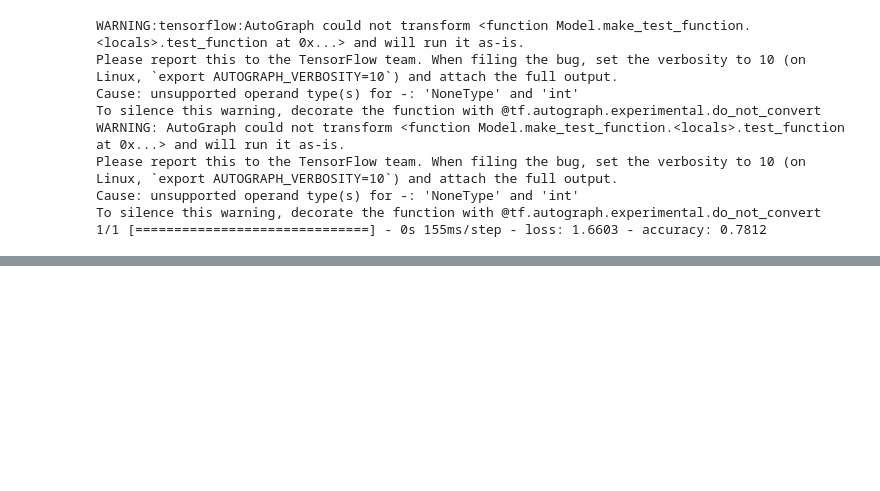
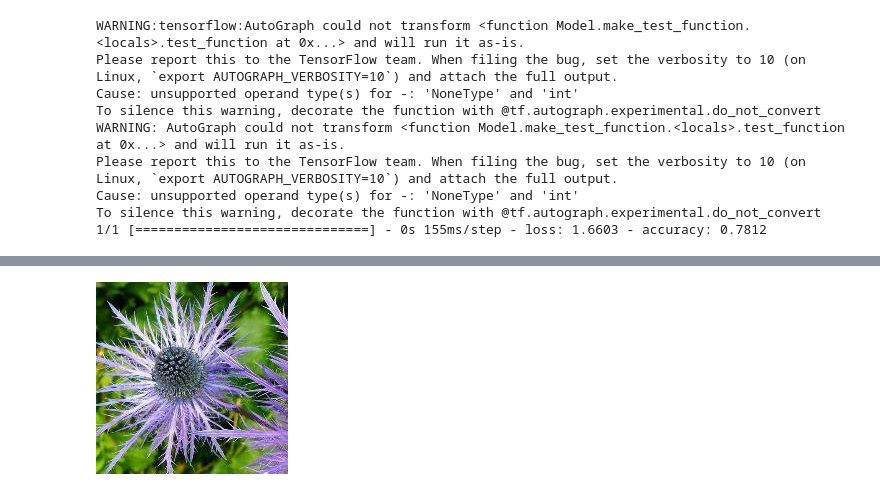
Before and after one commit to nobletang/Species-Identification-w-Image-Recognition, a Jupyter notebook: new_simple_model-Copy1.ipynb, the cells around one changed output, grey strips where cells are left out. Cells and saved outputs as stored; diff of their text form; code cells hidden in the pictures; blank space fills up the shorter version.

```diff
--- a/new_simple_model-Copy1.ipynb
+++ b/new_simple_model-Copy1.ipynb
@@ -257,0 +269,9 @@ To silence this warning, decorate the function with @tf.autograph.experimental.d
+# %%
+def augment(image):
+    image = np.fliplr(image)
+
+    return image
+
+array_to_img(augment(train_img[0]))
+# %% [output]
+[figure, added]
```
Also changed, not shown: parts of 13 cells of this notebook.
